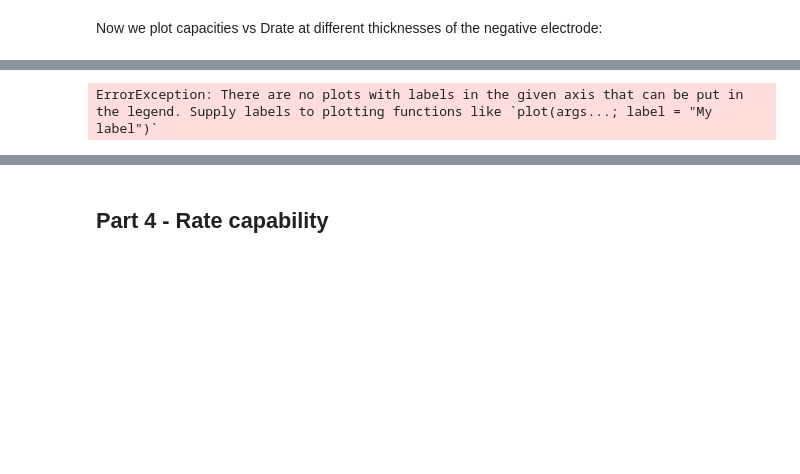
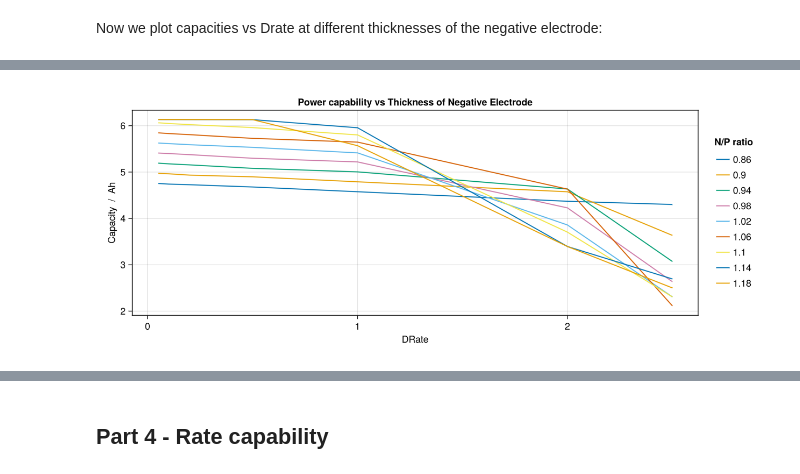
Before and after one commit to BattMoTeam/BattMo-workshop-2025-10-20, a Jupyter notebook: Session_1_Normal_workflows.ipynb, the cells around one changed output, grey strips where cells are left out. Drawn from its saved outputs; the diff is of its cells as text; code cells hidden in the pictures; blank space fills up the shorter version.

```diff
--- a/Session_1_Normal_workflows.ipynb
+++ b/Session_1_Normal_workflows.ipynb
@@ -368,14 +578,14 @@ ErrorException: There are no plots with labels in the given axis that can be put
 # %%
 fig = Figure(size = (1000, 400))
 ax = Axis(fig[1, 1], title = "Power capability vs Thickness of Negative Electrode",
           xlabel = "DRate", ylabel = "Capacity  /  Ah")
 
 for experiment in power_rates
-    label_str = lowercase(string(experiment.np_ratios))  # Scientific notation as string
+    label_str = lowercase(string(round(experiment.np_ratios, digits=2)))  # Scientific notation as string
     lines!(ax, experiment.d_rates, experiment.capacities, label = label_str)
 end
 
 fig[1, 2] = Legend(fig, ax, "N/P ratio", framevisible = false)
 fig
 # %% [output]
-ErrorException: There are no plots with labels in the given axis that can be put in the legend. Supply labels to plotting functions like `plot(args...; label = "My label")`
+[figure, added]
```
Also changed, not shown: parts of 23 cells of this notebook, 16 other files.
